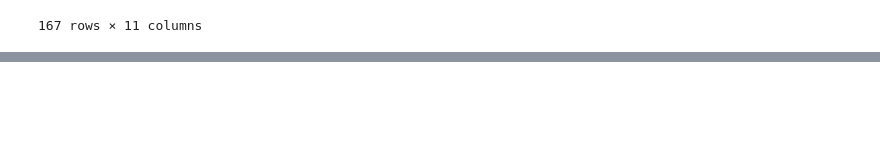
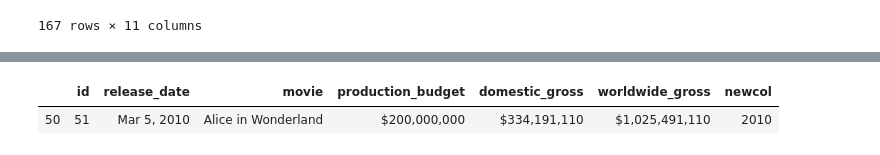
Before and after one commit to nadinezab/making-movies, a Jupyter notebook: Practice.ipynb, the cells around one changed output, grey strips where cells are left out. Cells and saved outputs as stored; diff of their text form; code cells hidden in the pictures; blank space fills up the shorter version.

```diff
--- a/Practice.ipynb
+++ b/Practice.ipynb
@@ -549,0 +576,6 @@ genre_list = imdbtb['genres']
+# %%
+Topmovies = DF[DF['id'] >50]
+Topmovies.head(1)
+# %% [output]
+|  | id | release_date | movie | production_budget | domestic_gross | worldwide_gross | newcol |
+| 50 | 51 | Mar 5, 2010 | Alice in Wonderland | $200,000,000 | $334,191,110 | $1,025,491,110 | 2010 |
```
Also changed, not shown: parts of 18 cells of this notebook.
